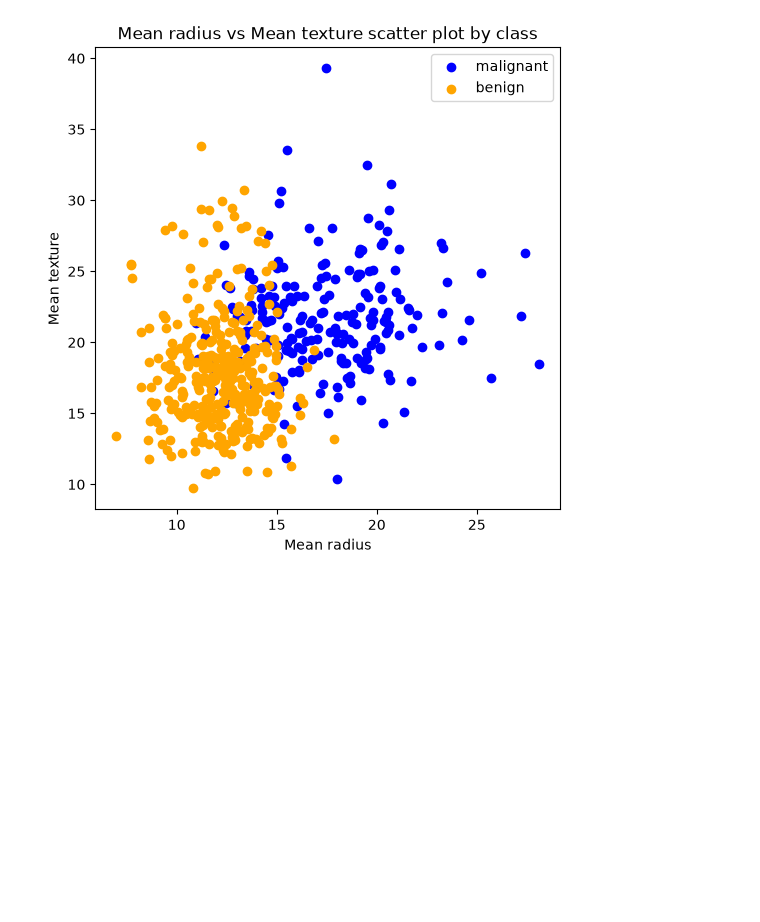
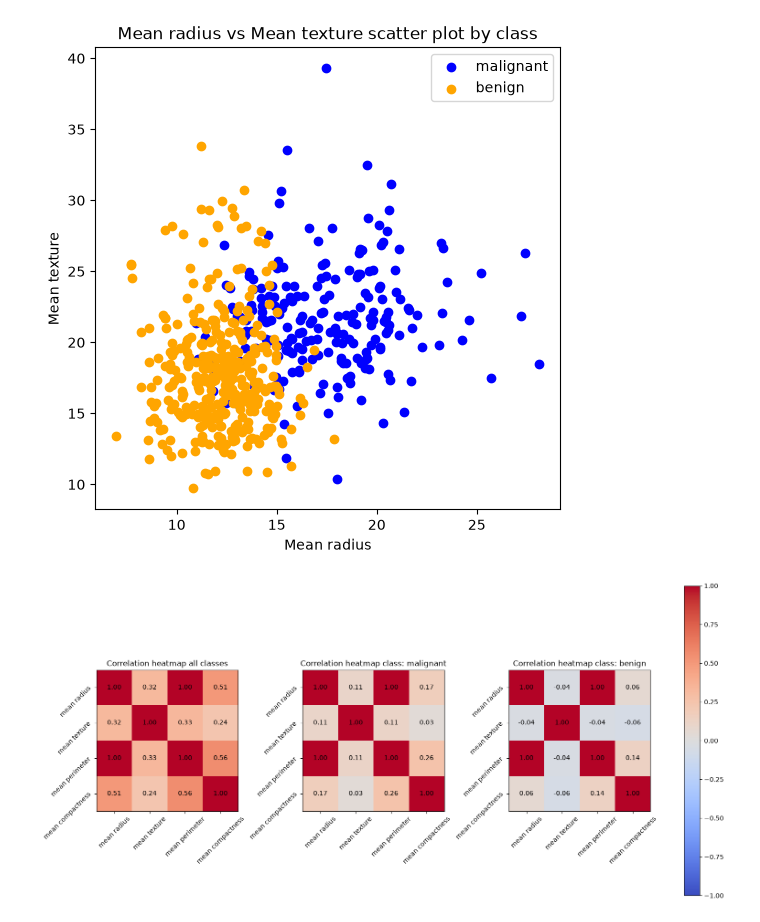
Before and after one commit to johojding/exploratory-analysis, a Jupyter notebook: notebooks/eda.ipynb, the cells around one changed output. Cells and saved outputs as stored; diff of their text form; code cells hidden in the pictures; blank space fills up the shorter version.

Commit message:
Add correlation heatmap plot function and notebook plots

```diff
--- a/notebooks/eda.ipynb
+++ b/notebooks/eda.ipynb
@@ -70,3 +70,7 @@ fig = plot_scatter_by_class(df, "mean radius", "mean texture", target_names)
 fig.savefig("../reports/mean_radius_mean_texture_by_class.png", bbox_inches="tight")
 # %% [output]
 [figure]
+# %%
+fig = plot_correlation_heatmaps(df, ["mean radius", "mean texture", "mean perimeter", "mean compactness"], target_names)
+# %% [output]
+[figure, added]
```
Also changed, not shown: parts of 2 cells of this notebook, 3 other files.
